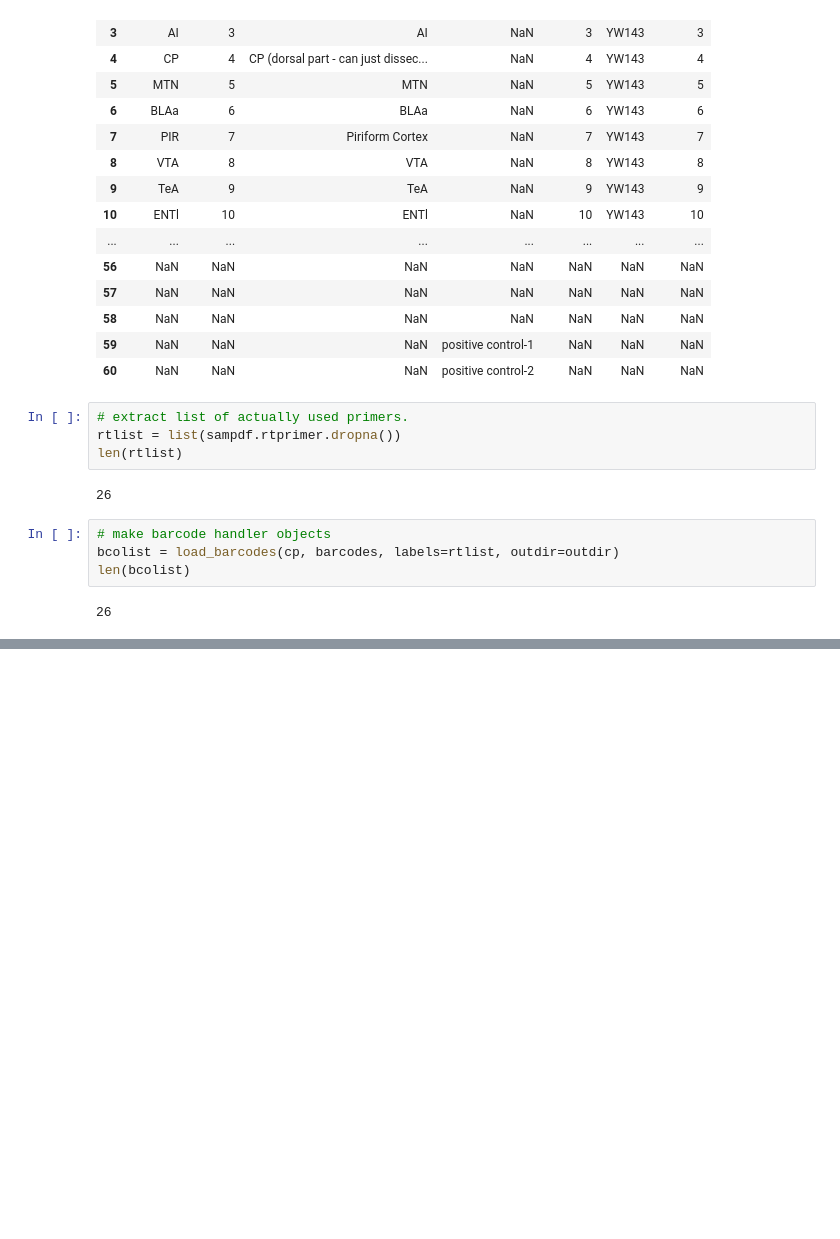
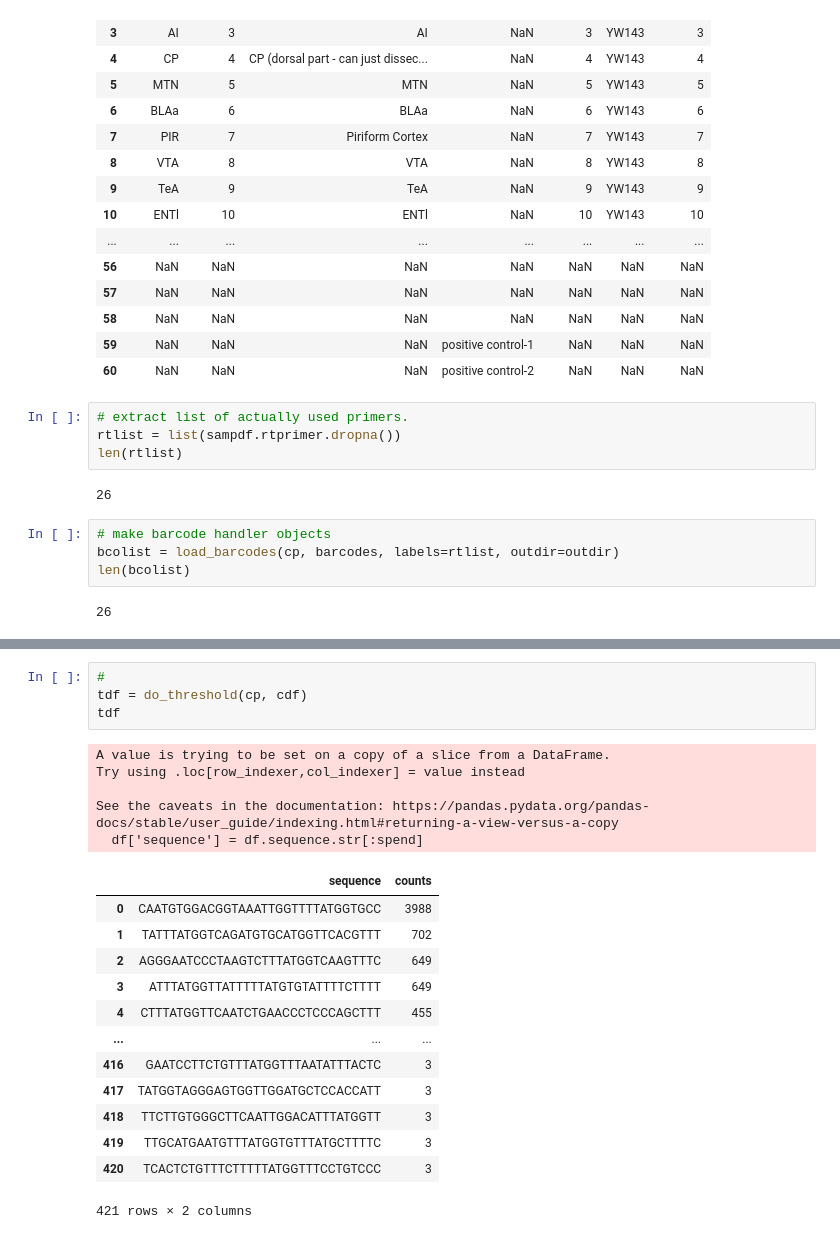
Before and after one commit to ZadorLaboratory/mapseq-processing, a Jupyter notebook: notebooks/MAPseq Processing.ipynb, the cells around one changed output, grey strips where cells are left out. Drawn from its saved outputs; the diff is of its cells as text; blank space fills up the shorter version.

```diff
--- a/notebooks/MAPseq Processing.ipynb
+++ b/notebooks/MAPseq Processing.ipynb
@@ -97,0 +135,23 @@ BC10.fasta         BC2.bc.seq.fasta   BC4.bc.seq.bowtie
+# %%
+#
+tdf = do_threshold(cp, cdf)
+tdf
+# %% [output]
+A value is trying to be set on a copy of a slice from a DataFrame.
+Try using .loc[row_indexer,col_indexer] = value instead
+
+See the caveats in the documentation: https://pandas.pydata.org/pandas-docs/stable/user_guide/indexing.html#returning-a-view-versus-a-copy
+  df['sequence'] = df.sequence.str[:spend]
+|  | sequence | counts |
+| 0 | CAATGTGGACGGTAAATTGGTTTTATGGTGCC | 3988 |
+| 1 | TATTTATGGTCAGATGTGCATGGTTCACGTTT | 702 |
+| 2 | AGGGAATCCCTAAGTCTTTATGGTCAAGTTTC | 649 |
+| 3 | ATTTATGGTTATTTTTATGTGTATTTTCTTTT | 649 |
+| 4 | CTTTATGGTTCAATCTGAACCCTCCCAGCTTT | 455 |
+| ... | ... | ... |
+| 416 | GAATCCTTCTGTTTATGGTTTAATATTTACTC | 3 |
+| 417 | TATGGTAGGGAGTGGTTGGATGCTCCACCATT | 3 |
+| 418 | TTCTTGTGGGCTTCAATTGGACATTTATGGTT | 3 |
+| 419 | TTGCATGAATGTTTATGGTGTTTATGCTTTTC | 3 |
+| 420 | TCACTCTGTTTCTTTTTATGGTTTCCTGTCCC | 3 |
+421 rows × 2 columns
```
Also changed, not shown: parts of 9 cells of this notebook, 5 other files.
